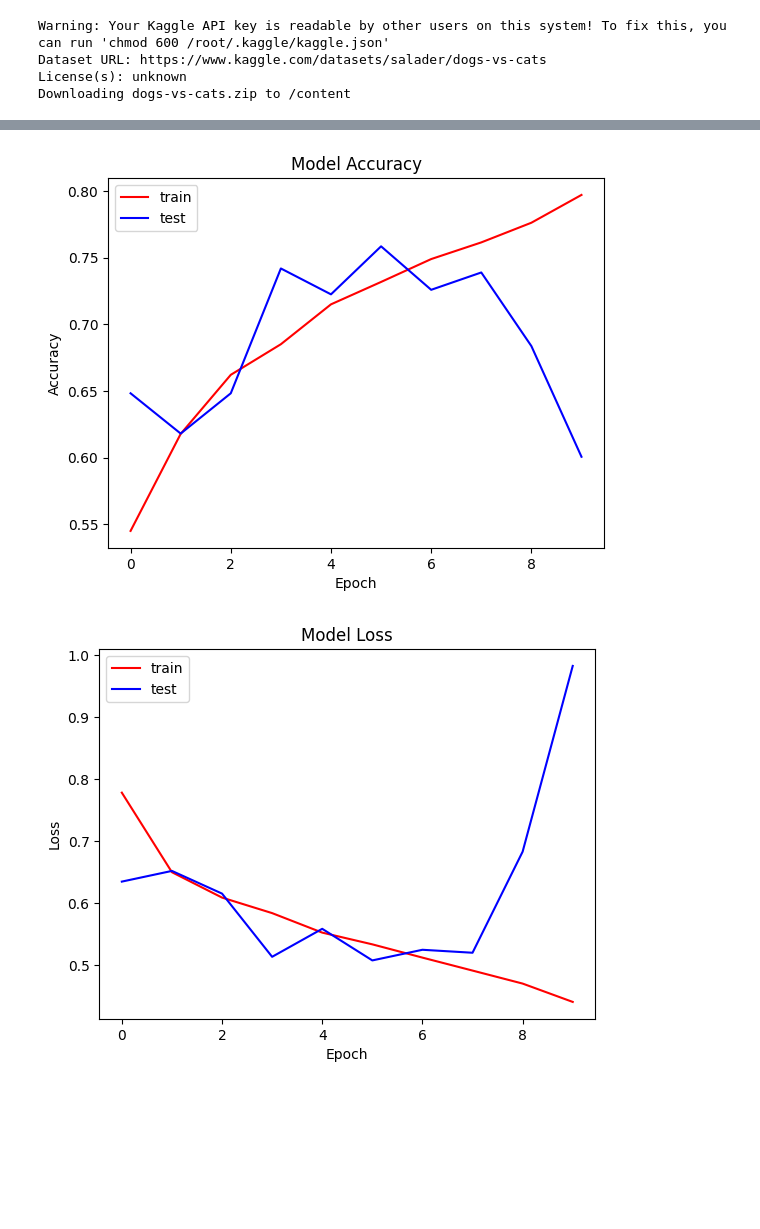
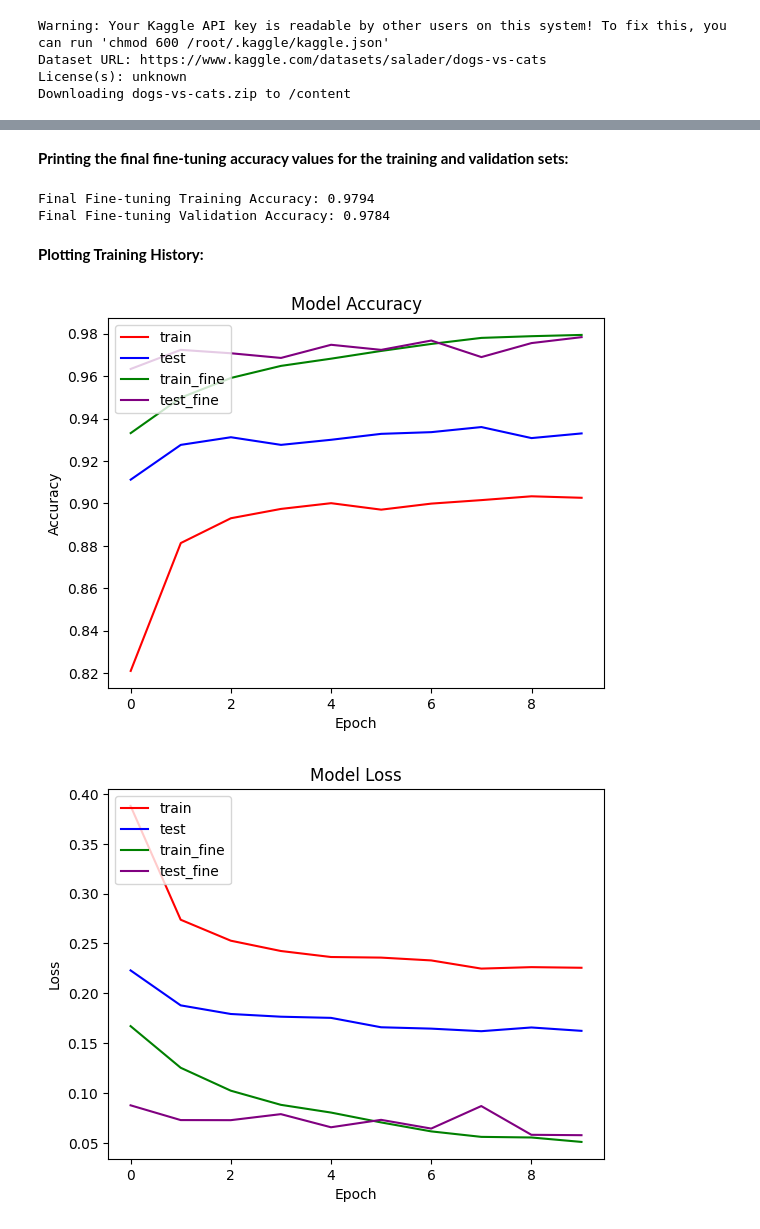
Before and after one commit to GodinaMohitheswar/Deep-Learning-Projects, a Jupyter notebook: Image_Classification.ipynb, the cells around one changed output, grey strips where cells are left out. Saved outputs shown, nothing was run; the diff lists cells and outputs as text; code cells hidden in the pictures; blank space fills up the shorter version.

```diff
--- a/Image_Classification.ipynb
+++ b/Image_Classification.ipynb
@@ -80,0 +73,2 @@ model = Sequential([
+# %%
+base_model = VGG16(weights='imagenet', include_top=False, input_shape=(256, 256, 3))
@@ -80,0 +80,8 @@ model = Sequential([
+# %%
+x = base_model.output
+x = GlobalAveragePooling2D()(x)
+x = Dense(128, activation='relu')(x)
+x = Dropout(0.5)(x)
+predictions = Dense(1, activation='sigmoid')(x)
+
+model = Model(inputs=base_model.input, outputs=predictions)
@@ -105,0 +132,9 @@ Epoch 10/10
+# %%
+for layer in base_model.layers[:15]:
+    layer.trainable = False
+for layer in base_model.layers[15:]:
+    layer.trainable = True
+
+model.compile(optimizer=keras.optimizers.Adam(1e-5), loss='binary_crossentropy', metrics=['accuracy'])
+
+history_fine = model.fit(train_ds, epochs=10, validation_data=test_ds)
@@ -106,21 +162,35 @@ Epoch 10/10
+# %% [markdown]
+**Printing the final fine-tuning accuracy values for the training and validation sets:**
+# %%
+train_accuracy_fine = history_fine.history['accuracy'][-1]
+val_accuracy_fine = history_fine.history['val_accuracy'][-1]
+print(f"Final Fine-tuning Training Accuracy: {train_accuracy_fine:.4f}")
+print(f"Final Fine-tuning Validation Accuracy: {val_accuracy_fine:.4f}")
+# %% [output]
+Final Fine-tuning Training Accuracy: 0.9794
+Final Fine-tuning Validation Accuracy: 0.9784
+# %% [markdown]
+**Plotting Training History:**
 # %%
-import matplotlib.pyplot as plt
-
 plt.plot(history.history['accuracy'], color='red', label='train')
 plt.plot(history.history['val_accuracy'], color='blue', label='test')
+plt.plot(history_fine.history['accuracy'], color='green', label='train_fine')
+plt.plot(history_fine.history['val_accuracy'], color='purple', label='test_fine')
 plt.title('Model Accuracy')
 plt.ylabel('Accuracy')
 plt.xlabel('Epoch')
 plt.legend(loc='upper left')
 plt.show()
 
 plt.plot(history.history['loss'], color='red', label='train')
 plt.plot(history.history['val_loss'], color='blue', label='test')
+plt.plot(history_fine.history['loss'], color='green', label='train_fine')
+plt.plot(history_fine.history['val_loss'], color='purple', label='test_fine')
 plt.title('Model Loss')
 plt.ylabel('Loss')
 plt.xlabel('Epoch')
 plt.legend(loc='upper left')
 plt.show()
 # %% [output]
-[figure, old version]
+[figure, new version]
-[figure, old version]
+[figure, new version]
```
Also changed, not shown: parts of 26 cells of this notebook.
